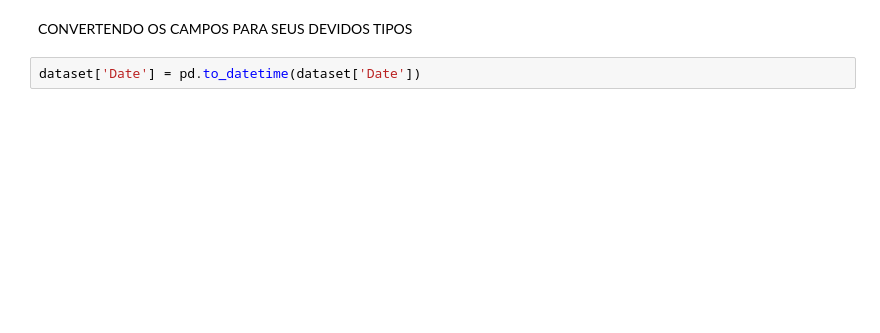
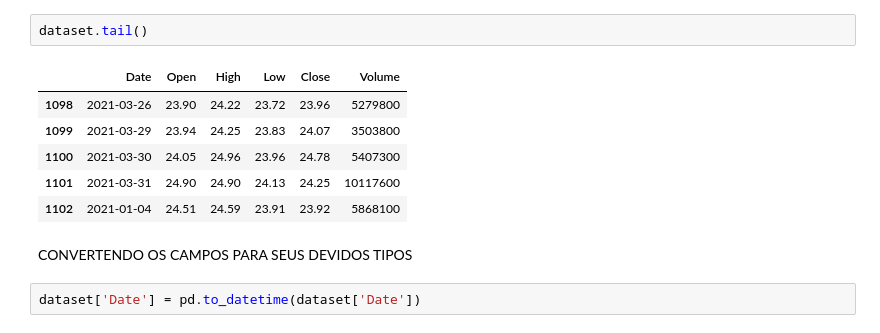
Before and after one commit to petersonrs/repo, a Jupyter notebook: analise_bbse.ipynb, the cells around one changed output. Saved outputs shown, nothing was run; the diff lists cells and outputs as text; blank space fills up the shorter version.

```diff
--- a/analise_bbse.ipynb
+++ b/analise_bbse.ipynb
@@ -34,3 +35,12 @@ memory usage: 51.8+ KB
+# %%
+dataset.tail()
+# %% [output]
+|  | Date | Open | High | Low | Close | Volume |
+| 1098 | 2021-03-26 | 23.90 | 24.22 | 23.72 | 23.96 | 5279800 |
+| 1099 | 2021-03-29 | 23.94 | 24.25 | 23.83 | 24.07 | 3503800 |
+| 1100 | 2021-03-30 | 24.05 | 24.96 | 23.96 | 24.78 | 5407300 |
+| 1101 | 2021-03-31 | 24.90 | 24.90 | 24.13 | 24.25 | 10117600 |
+| 1102 | 2021-01-04 | 24.51 | 24.59 | 23.91 | 23.92 | 5868100 |
 # %% [markdown]
 CONVERTENDO OS CAMPOS PARA SEUS DEVIDOS TIPOS
 # %%
```
Also changed, not shown: parts of 4 cells of this notebook.
